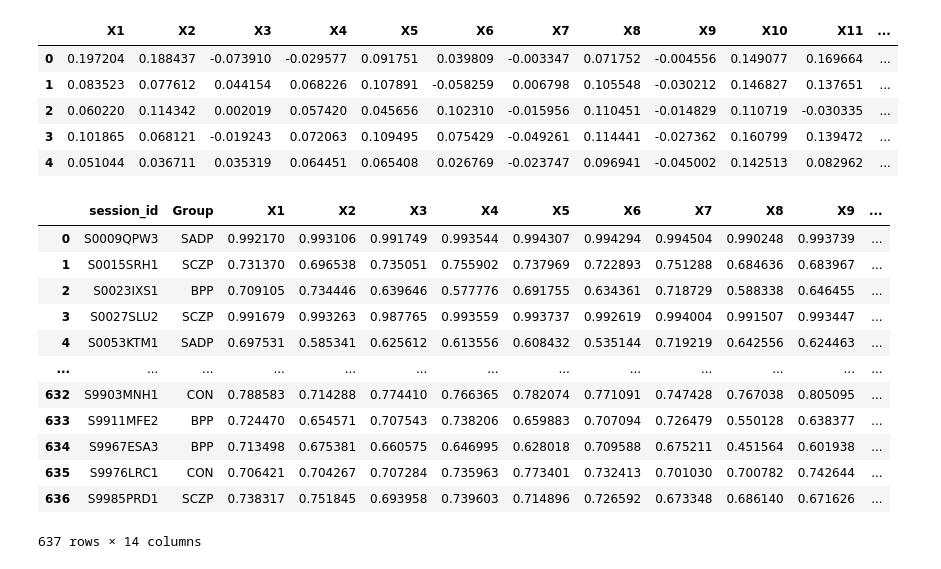
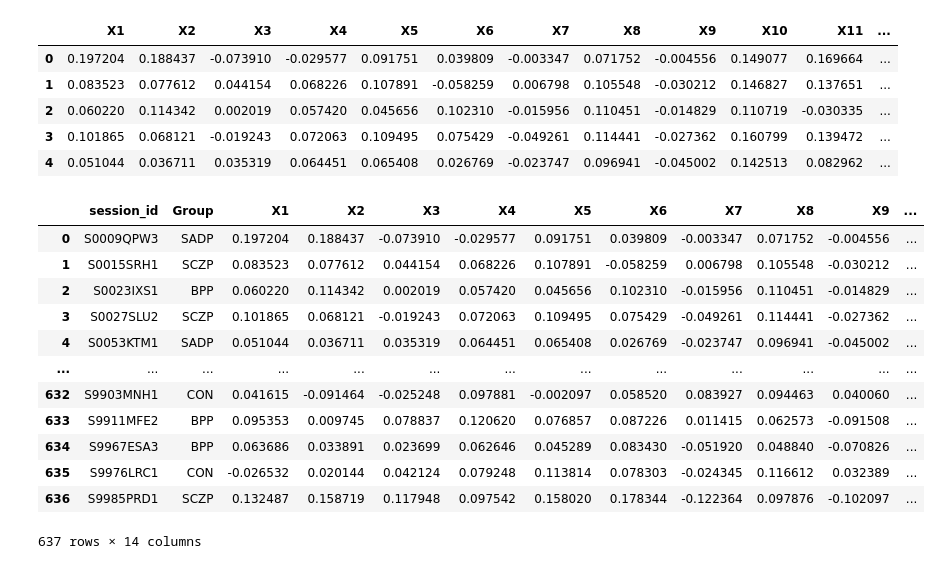
Before and after one commit to jacomof/classifying_psychiatric_disorders, a Jupyter notebook: src/preprocessing.ipynb, the cells around one changed output. Cells and saved outputs as stored; diff of their text form; code cells hidden in the pictures.

```diff
--- a/src/preprocessing.ipynb
+++ b/src/preprocessing.ipynb
@@ -91,19 +95,19 @@ pscalar_data.head()
 # %%
 # Merging new Cole Anticevic data with behavior data to get the groups
 data = pd.merge(behavior_source[['session_id', 'Group']], pscalar_data, on='session_id', how='inner')
-data.to_csv('../../data/processed/pscalar/cole_anticevic_pscalar.csv', index=False)
+data.to_csv(f'../../data/processed/pscalar/{data_id}.csv', index=False)
 data
 # %% [output]
 |  | session_id | Group | X1 | X2 | X3 | X4 | X5 | X6 | X7 | X8 | X9 | ... |
-| 0 | S0009QPW3 | SADP | 0.992170 | 0.993106 | 0.991749 | 0.993544 | 0.994307 | 0.994294 | 0.994504 | 0.990248 | 0.993739 | ... |
-| 1 | S0015SRH1 | SCZP | 0.731370 | 0.696538 | 0.735051 | 0.755902 | 0.737969 | 0.722893 | 0.751288 | 0.684636 | 0.683967 | ... |
-| 2 | S0023IXS1 | BPP | 0.709105 | 0.734446 | 0.639646 | 0.577776 | 0.691755 | 0.634361 | 0.718729 | 0.588338 | 0.646455 | ... |
-| 3 | S0027SLU2 | SCZP | 0.991679 | 0.993263 | 0.987765 | 0.993559 | 0.993737 | 0.992619 | 0.994004 | 0.991507 | 0.993447 | ... |
-| 4 | S0053KTM1 | SADP | 0.697531 | 0.585341 | 0.625612 | 0.613556 | 0.608432 | 0.535144 | 0.719219 | 0.642556 | 0.624463 | ... |
+| 0 | S0009QPW3 | SADP | 0.197204 | 0.188437 | -0.073910 | -0.029577 | 0.091751 | 0.039809 | -0.003347 | 0.071752 | -0.004556 | ... |
+| 1 | S0015SRH1 | SCZP | 0.083523 | 0.077612 | 0.044154 | 0.068226 | 0.107891 | -0.058259 | 0.006798 | 0.105548 | -0.030212 | ... |
+| 2 | S0023IXS1 | BPP | 0.060220 | 0.114342 | 0.002019 | 0.057420 | 0.045656 | 0.102310 | -0.015956 | 0.110451 | -0.014829 | ... |
+| 3 | S0027SLU2 | SCZP | 0.101865 | 0.068121 | -0.019243 | 0.072063 | 0.109495 | 0.075429 | -0.049261 | 0.114441 | -0.027362 | ... |
+| 4 | S0053KTM1 | SADP | 0.051044 | 0.036711 | 0.035319 | 0.064451 | 0.065408 | 0.026769 | -0.023747 | 0.096941 | -0.045002 | ... |
 | ... | ... | ... | ... | ... | ... | ... | ... | ... | ... | ... | ... | ... |
-| 632 | S9903MNH1 | CON | 0.788583 | 0.714288 | 0.774410 | 0.766365 | 0.782074 | 0.771091 | 0.747428 | 0.767038 | 0.805095 | ... |
-| 633 | S9911MFE2 | BPP | 0.724470 | 0.654571 | 0.707543 | 0.738206 | 0.659883 | 0.707094 | 0.726479 | 0.550128 | 0.638377 | ... |
-| 634 | S9967ESA3 | BPP | 0.713498 | 0.675381 | 0.660575 | 0.646995 | 0.628018 | 0.709588 | 0.675211 | 0.451564 | 0.601938 | ... |
-| 635 | S9976LRC1 | CON | 0.706421 | 0.704267 | 0.707284 | 0.735963 | 0.773401 | 0.732413 | 0.701030 | 0.700782 | 0.742644 | ... |
-| 636 | S9985PRD1 | SCZP | 0.738317 | 0.751845 | 0.693958 | 0.739603 | 0.714896 | 0.726592 | 0.673348 | 0.686140 | 0.671626 | ... |
+| 632 | S9903MNH1 | CON | 0.041615 | -0.091464 | -0.025248 | 0.097881 | -0.002097 | 0.058520 | 0.083927 | 0.094463 | 0.040060 | ... |
+| 633 | S9911MFE2 | BPP | 0.095353 | 0.009745 | 0.078837 | 0.120620 | 0.076857 | 0.087226 | 0.011415 | 0.062573 | -0.091508 | ... |
+| 634 | S9967ESA3 | BPP | 0.063686 | 0.033891 | 0.023699 | 0.062646 | 0.045289 | 0.083430 | -0.051920 | 0.048840 | -0.070826 | ... |
+| 635 | S9976LRC1 | CON | -0.026532 | 0.020144 | 0.042124 | 0.079248 | 0.113814 | 0.078303 | -0.024345 | 0.116612 | 0.032389 | ... |
+| 636 | S9985PRD1 | SCZP | 0.132487 | 0.158719 | 0.117948 | 0.097542 | 0.158020 | 0.178344 | -0.122364 | 0.097876 | -0.102097 | ... |
 637 rows × 14 columns
```
Also changed, not shown: parts of 1 cell of this notebook.
